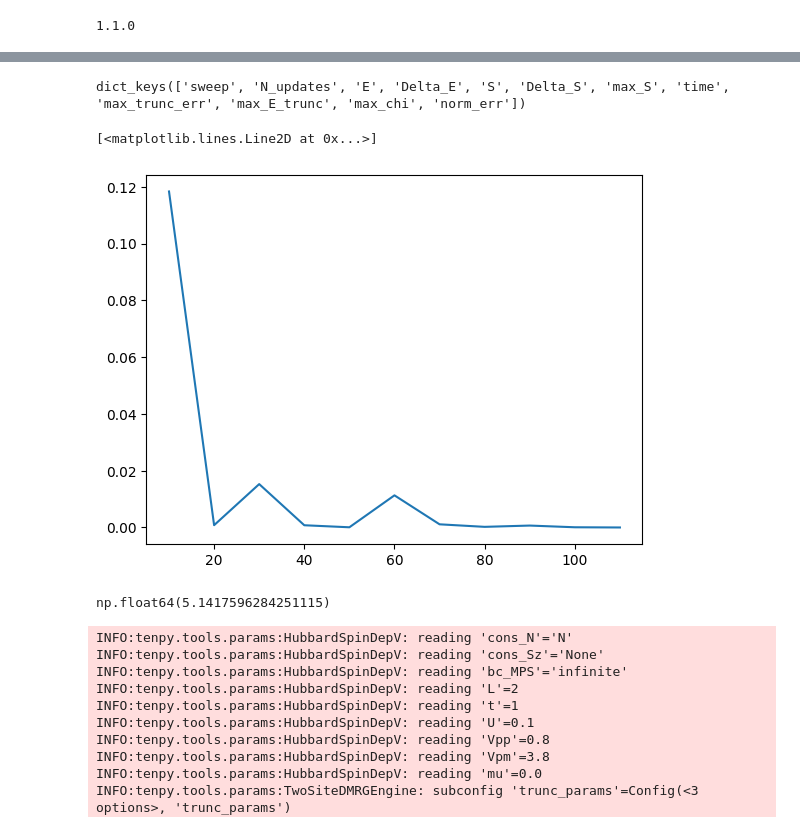
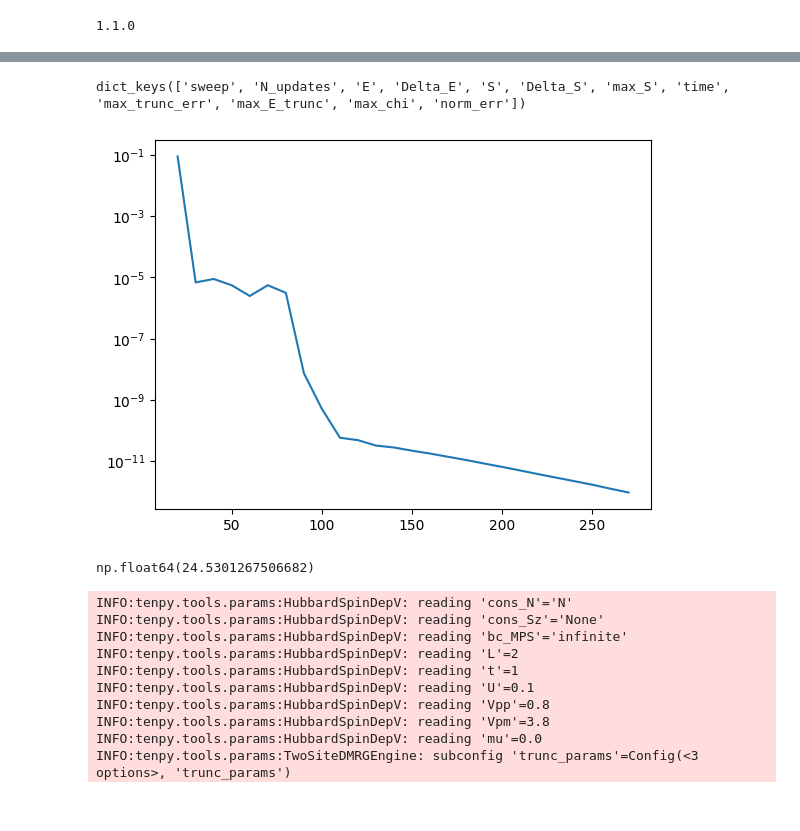
Before and after one commit to aravindhshankar/Spin1LongRangeOrder.jl, a Jupyter notebook: python/notebooks/diagnostics_helper.ipynb, the cells around one changed output, grey strips where cells are left out. Cells and saved outputs as stored; diff of their text form; code cells hidden in the pictures.

```diff
--- a/python/notebooks/diagnostics_helper.ipynb
+++ b/python/notebooks/diagnostics_helper.ipynb
@@ -65,16 +65,15 @@ class HubbardSpinDepV(CouplingMPOModel):
         self.add_coupling(Vpm, 0, "Nu", 0, "Nd", 1)
         self.add_coupling(Vpm, 0, "Nd", 0, "Nu",   1)
 
+        self.add_onsite(hx, 0, "Sx")
+        self.add_onsite(hz, 0, "Sz")
+
         # Chemical potential
         if abs(mu) > 1e-12:
             self.add_onsite(-mu, 0, "Ntot")
 
-        # Spin-mixing terms
-        if abs(hx) > 1e-12:
-            self.add_onsite(hx, 0, "Sx")
-        #Spin - polarization:
-        if abs(hz) > 1e-12:
-            self.add_onsite(hz, 0, "Sz")
+
+
 
 def run_idmrg(t=1.0, U=4.0, Vpp=0.5, Vpm=1.5, hx=0.0, hz=0.0, chi_max=100, n_sweeps=12, max_err=1e-5,
               verbose=True, psi_init=None, diagnostics=False):
@@ -124,8 +123,8 @@ def run_idmrg(t=1.0, U=4.0, Vpp=0.5, Vpm=1.5, hx=0.0, hz=0.0, chi_max=100, n_swe
         psi = psi_init
         chi_init = max(psi.chi)
         if chi_init > chi_max // 2:
-            dmrg_params["chi_list"] = None
-            dmrg_params["mixer"] = False
+            # dmrg_params["chi_list"] = None
+            # dmrg_params["mixer"] = False
             dmrg_params["start_env"] = 0
 
 
@@ -155,9 +154,10 @@ def run_idmrg(t=1.0, U=4.0, Vpp=0.5, Vpm=1.5, hx=0.0, hz=0.0, chi_max=100, n_swe
 
     return E, psi, model, results
 # %%
-Etest, psitest, modeltest, resultstest = run_idmrg(1.0, 0.0, 0.0, 0.0,
-                                                   hx=1e-7, hz=0, chi_max=20, n_sweeps=100, max_err=1e-8,
-                                                   verbose=True, psi_init=None, diagnostics=True)
+psi_init, metadata = io.load_mps_with_metadata('../central_charge/ff_chi80.h5')
+Etest, psitest, modeltest, resultstest = run_idmrg(t=1.0, U=0.1, Vpp=0.8, Vpm=3.8,
+                                                   hx=0, hz=0, chi_max=80, n_sweeps=1000, max_err=1e-8,
+                                                   verbose=True, psi_init=psi_init, diagnostics=True)
 psitest.test_sanity()
 # %% [output]
 INFO:tenpy.tools.params:HubbardSpinDepV: reading 'cons_N'='N'
@@ -212,16 +207,15 @@ Unit-cell observables:
 # %%
 diags = resultstest["diagnostics"]["sweep_stats"]
 print(diags.keys())
-plt.plot(diags["sweep"], np.abs(diags["Delta_S"]))
-# plt.yscale('log')
+plt.plot(diags["sweep"], np.abs(diags["Delta_E"]))
+plt.yscale('log')
 # %% [output]
 dict_keys(['sweep', 'N_updates', 'E', 'Delta_E', 'S', 'Delta_S', 'max_S', 'time', 'max_trunc_err', 'max_E_trunc', 'max_chi', 'norm_err'])
-[<matplotlib.lines.Line2D at 0x...>]
-[figure, old version]
+[figure, new version]
 # %%
 psitest.correlation_length2()
 # %% [output]
-np.float64(5.1417596284251115)
+np.float64(24.5301267506682)
 # %%
 # t, U, Vpp = 1, 0.1, 0.8
 # Vpm = Vpp + 3.00 #dV = 3, in para phase
```
Also changed, not shown: parts of 7 cells of this notebook, 3 other files.
